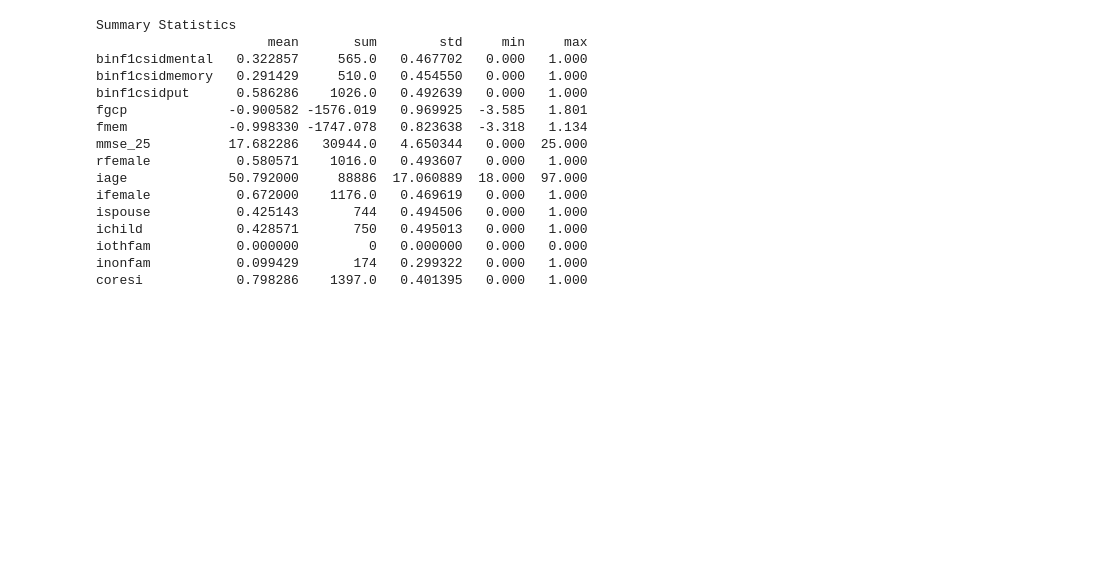
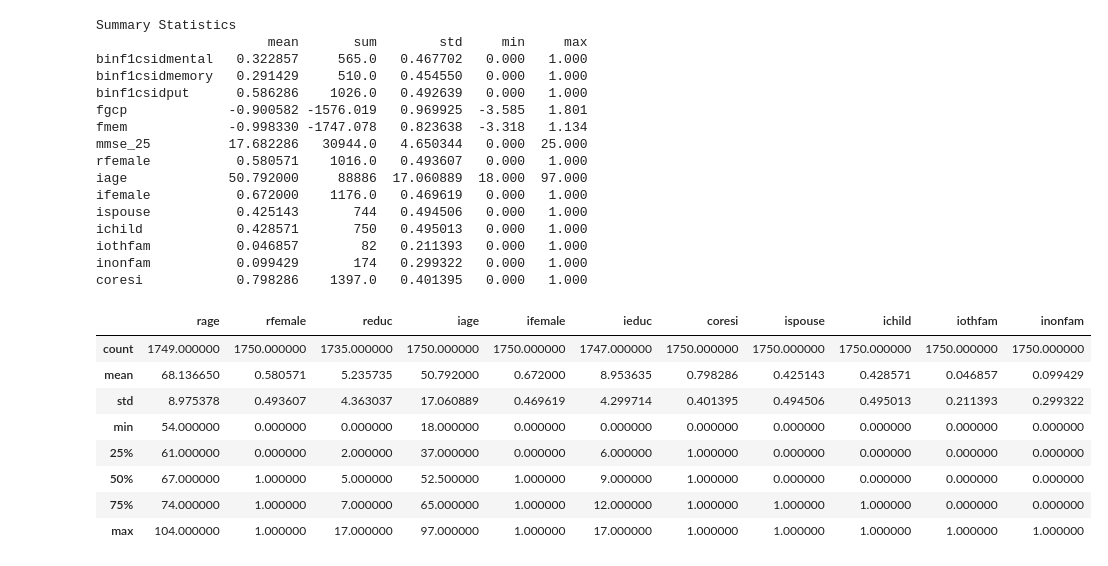
Before and after one commit to NovakHChen/HCAP, a Jupyter notebook: mexcog_prep.ipynb, the cells around one changed output. Cells and saved outputs as stored; diff of their text form; code cells hidden in the pictures; blank space fills up the shorter version.

```diff
--- a/mexcog_prep.ipynb
+++ b/mexcog_prep.ipynb
@@ -139,7 +139,7 @@ mex_cog_df['relation'] = mex_cog_df['mi_q56_16'].map(
     {"1. Spouse  Conyuge":1,
      "2. Son/daughter  Hijo(a)":2,
      "3. Son/daughter in law  Yerno (nuera)":2,
-     "Grandchild  Nieto(a)":3,
+     "4. Grandchild  Nieto(a)":3,
      "5. Other relative  Otro pariente":4,
      "6. Other    Otro":4
     }
@@ -310,7 +310,7 @@ iage             50.792000     88886  17.060889  18.000  97.000
 ifemale           0.672000    1176.0   0.469619   0.000   1.000
 ispouse           0.425143       744   0.494506   0.000   1.000
 ichild            0.428571       750   0.495013   0.000   1.000
-iothfam           0.000000         0   0.000000   0.000   0.000
+iothfam           0.046857        82   0.211393   0.000   1.000
 inonfam           0.099429       174   0.299322   0.000   1.000
 coresi            0.798286    1397.0   0.401395   0.000   1.000
 # %%
@@ -331,0 +332,26 @@ mex_cog_df.to_csv('mex-cog.csv', index=False)
+# %%
+# List of variables
+variables = ['rage', 'rfemale', 'reduc', 'iage', 'ifemale', 'ieduc',
+             'coresi', 'ispouse', 'ichild', 'iothfam', 'inonfam']
+
+# Create an empty DataFrame to store the summary statistics
+summary_table = pd.DataFrame()
+
+# Loop through each variable and calculate the summary statistics
+for var in variables:
+    mex_cog_df[var] = pd.to_numeric(mex_cog_df[var], errors='coerce')
+    summary_stats = mex_cog_df[var].describe()
+    summary_table[var] = summary_stats
+
+# Display the summary table
+summary_table
+# %% [output]
+|  | rage | rfemale | reduc | iage | ifemale | ieduc | coresi | ispouse | ichild | iothfam | inonfam |
+| count | 1749.000000 | 1750.000000 | 1735.000000 | 1750.000000 | 1750.000000 | 1747.000000 | 1750.000000 | 1750.000000 | 1750.000000 | 1750.000000 | 1750.000000 |
+| mean | 68.136650 | 0.580571 | 5.235735 | 50.792000 | 0.672000 | 8.953635 | 0.798286 | 0.425143 | 0.428571 | 0.046857 | 0.099429 |
+| std | 8.975378 | 0.493607 | 4.363037 | 17.060889 | 0.469619 | 4.299714 | 0.401395 | 0.494506 | 0.495013 | 0.211393 | 0.299322 |
+| min | 54.000000 | 0.000000 | 0.000000 | 18.000000 | 0.000000 | 0.000000 | 0.000000 | 0.000000 | 0.000000 | 0.000000 | 0.000000 |
+| 25% | 61.000000 | 0.000000 | 2.000000 | 37.000000 | 0.000000 | 6.000000 | 1.000000 | 0.000000 | 0.000000 | 0.000000 | 0.000000 |
+| 50% | 67.000000 | 1.000000 | 5.000000 | 52.500000 | 1.000000 | 9.000000 | 1.000000 | 0.000000 | 0.000000 | 0.000000 | 0.000000 |
+| 75% | 74.000000 | 1.000000 | 7.000000 | 65.000000 | 1.000000 | 12.000000 | 1.000000 | 1.000000 | 1.000000 | 0.000000 | 0.000000 |
+| max | 104.000000 | 1.000000 | 17.000000 | 97.000000 | 1.000000 | 17.000000 | 1.000000 | 1.000000 | 1.000000 | 1.000000 | 1.000000 |
```
Also changed, not shown: parts of 1 cell of this notebook, 1 other file.
